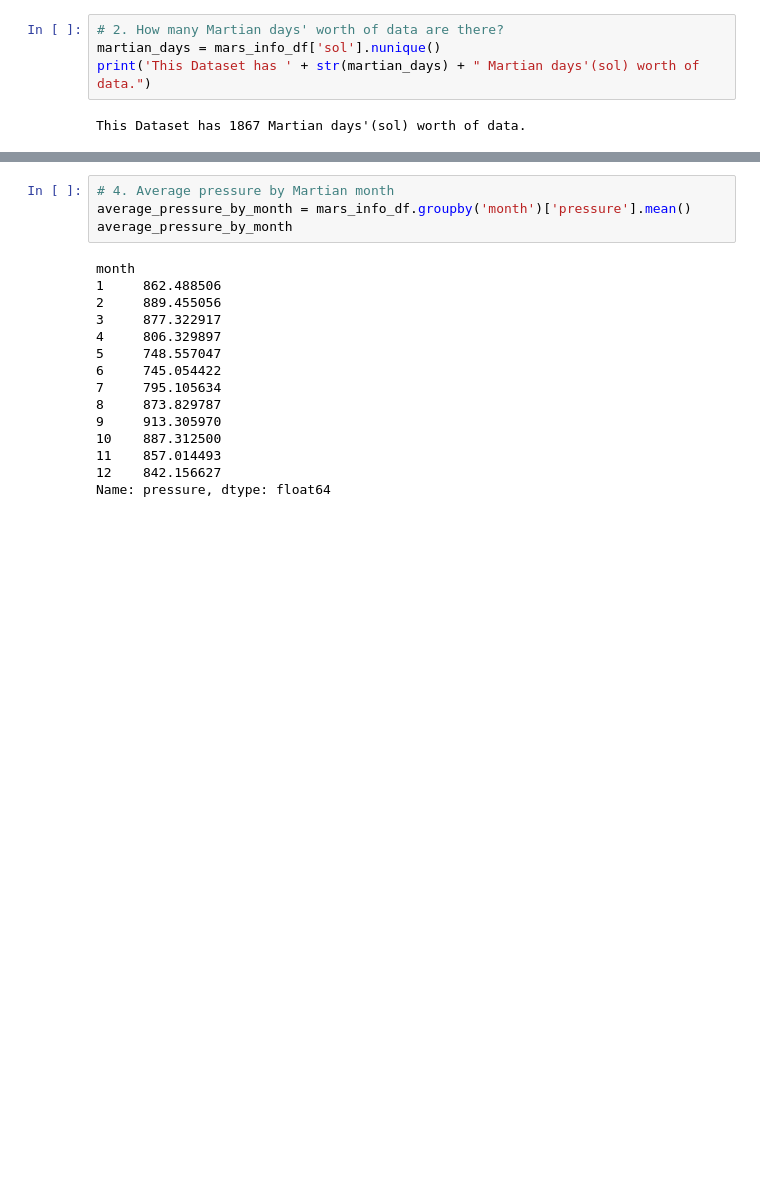
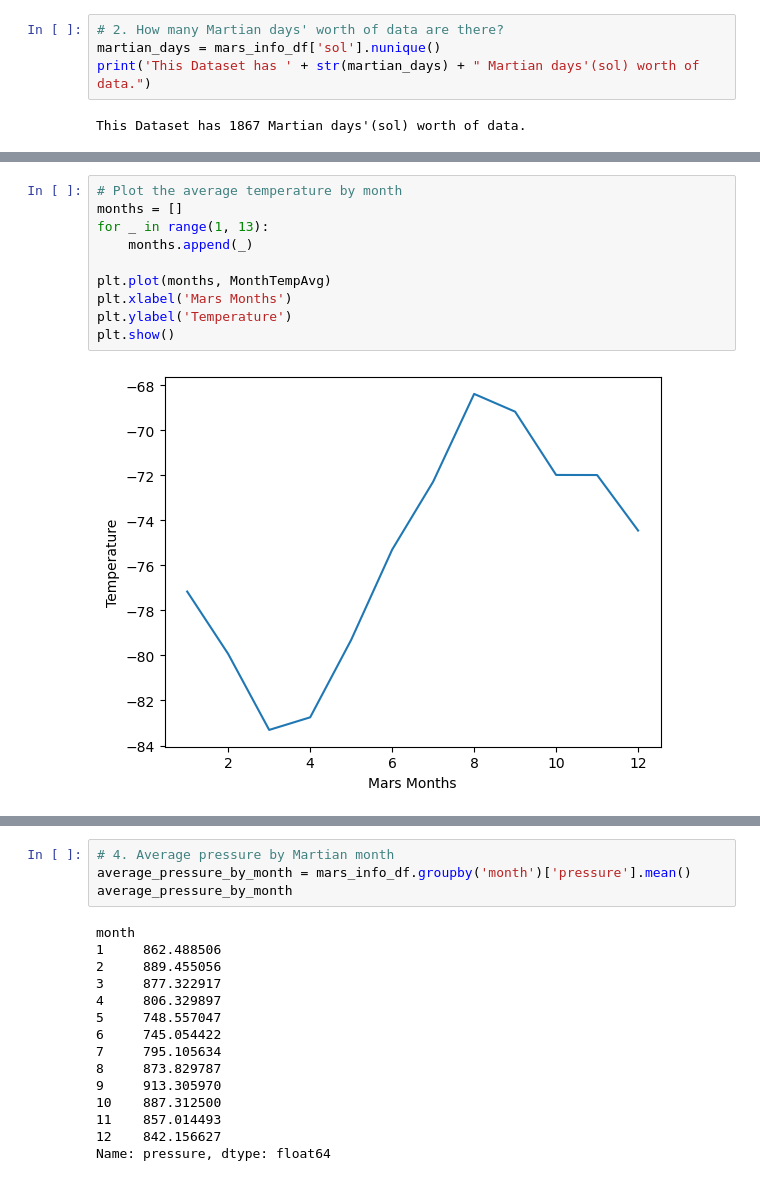
Before and after one commit to cmenegoli/HTML-Web-Scraping-Challenge, a Jupyter notebook: part_2_mars_weather.ipynb, the cells around one changed output, grey strips where cells are left out. Saved outputs shown, nothing was run; the diff lists cells and outputs as text; blank space fills up the shorter version.

```diff
--- a/part_2_mars_weather.ipynb
+++ b/part_2_mars_weather.ipynb
@@ -175,0 +155,12 @@ plt.show()
+# %%
+# Plot the average temperature by month
+months = []
+for _ in range(1, 13):
+    months.append(_)
+
+plt.plot(months, MonthTempAvg)
+plt.xlabel('Mars Months')
+plt.ylabel('Temperature')
+plt.show()
+# %% [output]
+[figure, added]
```
Also changed, not shown: parts of 8 cells of this notebook.
